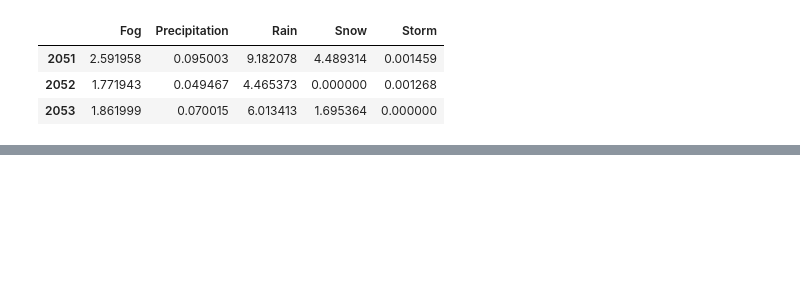
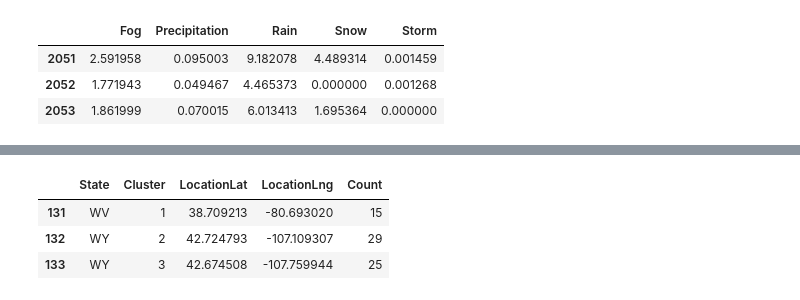
Before and after one commit to Skc69/MEMT680-, a Jupyter notebook: MEM_T680_Final_Project.ipynb, the cells around one changed output, grey strips where cells are left out. Drawn from its saved outputs; the diff is of its cells as text; code cells hidden in the pictures; blank space fills up the shorter version.

```diff
--- a/MEM_T680_Final_Project.ipynb
+++ b/MEM_T680_Final_Project.ipynb
@@ -332,0 +312,17 @@ fig_prop.show()
+# %%
+df_cluster2 = df_cluster.groupby(['State','Cluster']).agg({'Cluster':['count']}).reset_index()
+df_cluster2.columns= pd.MultiIndex.from_tuples((("State", " "),("Cluster", " "),("Count", " ")))
+df_cluster2.columns = df_cluster2.columns.get_level_values(0)
+
+df_locS = df_cluster[['State','Cluster','LocationLat', 'LocationLng']]
+df_locS1 = df_locS.groupby(['State','Cluster']).agg({'LocationLat':'mean'}).reset_index()
+df_locS2 = df_locS.groupby(['State','Cluster']).agg({'LocationLng':'mean'}).reset_index()
+df_locS3 = pd.merge(df_locS1,df_locS2, how='inner', on=['State','Cluster'])
+
+df_clusterS = pd.merge(df_locS3,df_cluster2, how='inner', on=['State','Cluster'])
+df_clusterS.tail(3) # State with each cluster count location
+# %% [output]
+|  | State | Cluster | LocationLat | LocationLng | Count |
+| 131 | WV | 1 | 38.709213 | -80.693020 | 15 |
+| 132 | WY | 2 | 42.724793 | -107.109307 | 29 |
+| 133 | WY | 3 | 42.674508 | -107.759944 | 25 |
```
Also changed, not shown: parts of 4 cells of this notebook.
